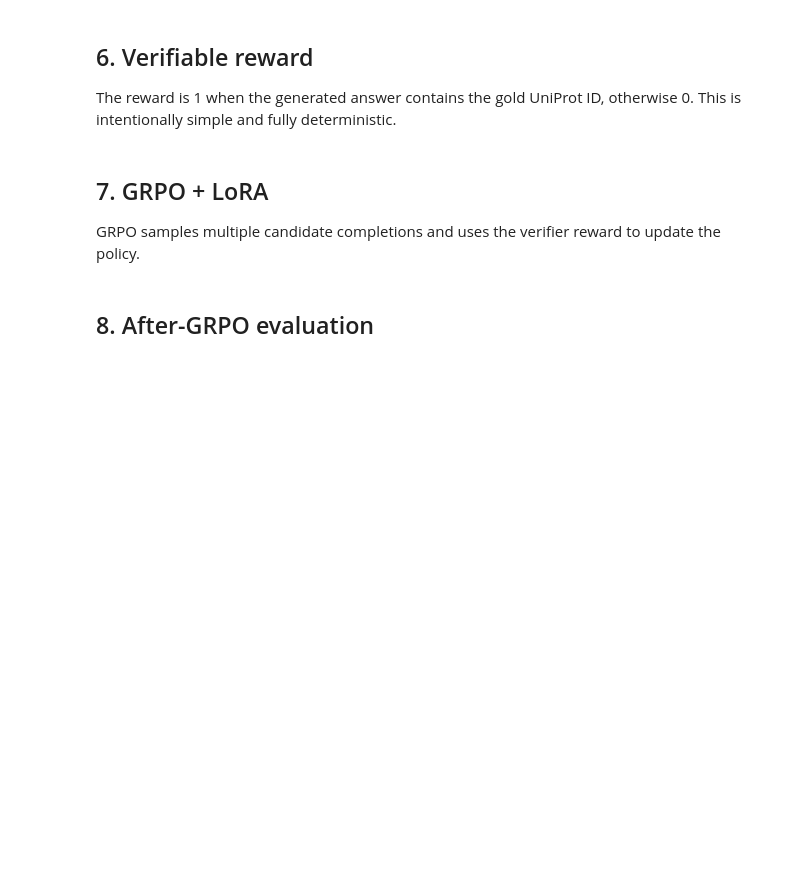
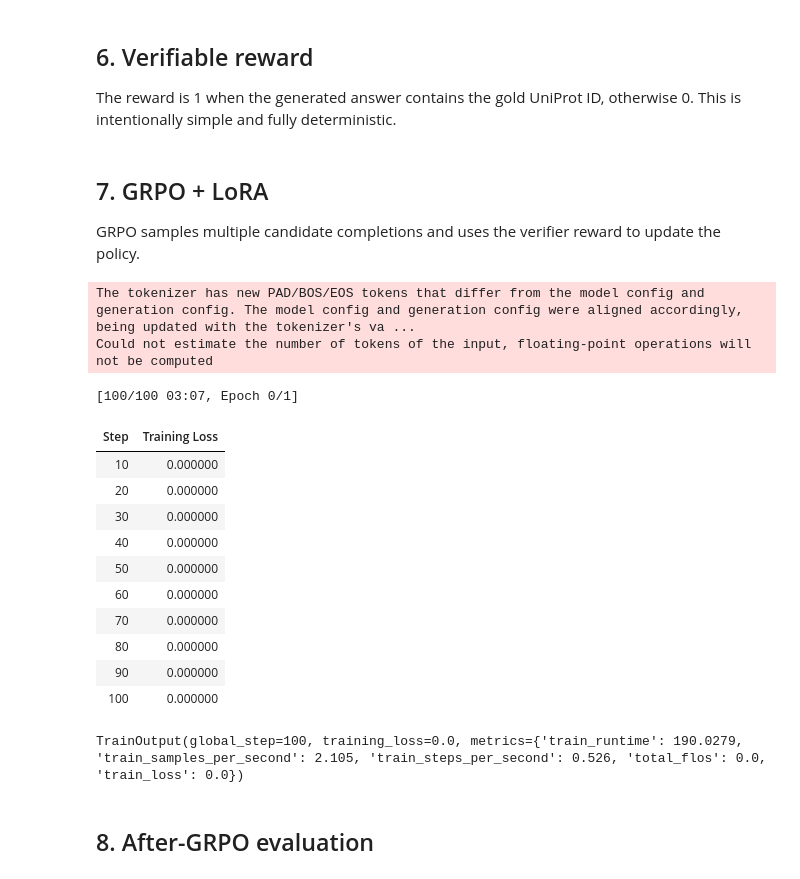
Before and after one commit to inoue0426/llm-post-training, a Jupyter notebook: notebooks/05_grpo_drug_target_retrieval_local_fixed.ipynb, the cells around one changed output. Cells and saved outputs as stored; diff of their text form; code cells hidden in the pictures; blank space fills up the shorter version.

```diff
--- a/notebooks/05_grpo_drug_target_retrieval_local_fixed.ipynb
+++ b/notebooks/05_grpo_drug_target_retrieval_local_fixed.ipynb
@@ -178,34 +320,49 @@ lora_config = LoraConfig(
     target_modules=["q_proj", "k_proj", "v_proj", "o_proj"],
     bias="none",
     task_type="CAUSAL_LM",
 )
 
 grp_args = GRPOConfig(
     output_dir="./outputs/drug-target-grpo",
     per_device_train_batch_size=1,
     gradient_accumulation_steps=4,
     learning_rate=5e-6,
     max_steps=100,
     num_generations=4,
-    max_prompt_length=128,
     max_completion_length=16,
     logging_steps=10,
     save_strategy="no",
     report_to="none",
     use_vllm=False,
     fp16=torch.cuda.is_available() and not torch.cuda.is_bf16_supported(),
     bf16=torch.cuda.is_available() and torch.cuda.is_bf16_supported(),
 )
 
 trainer = GRPOTrainer(
     model=model,
     args=grp_args,
     train_dataset=train_dataset,
     processing_class=tokenizer,
     reward_funcs=target_reward,
     peft_config=lora_config,
 )
 trainer.train()
+# %% [output]
+The tokenizer has new PAD/BOS/EOS tokens that differ from the model config and generation config. The model config and generation config were aligned accordingly, being updated with the tokenizer's va ...
+Could not estimate the number of tokens of the input, floating-point operations will not be computed
+[100/100 03:07, Epoch 0/1]
+| Step | Training Loss |
+| 10 | 0.000000 |
+| 20 | 0.000000 |
+| 30 | 0.000000 |
+| 40 | 0.000000 |
+| 50 | 0.000000 |
+| 60 | 0.000000 |
+| 70 | 0.000000 |
+| 80 | 0.000000 |
+| 90 | 0.000000 |
+| 100 | 0.000000 |
+TrainOutput(global_step=100, training_loss=0.0, metrics={'train_runtime': 190.0279, 'train_samples_per_second': 2.105, 'train_steps_per_second': 0.526, 'total_flos': 0.0, 'train_loss': 0.0})
 # %% [markdown]
 ## 8. After-GRPO evaluation
 # %%
```
Also changed, not shown: parts of 12 cells of this notebook.
